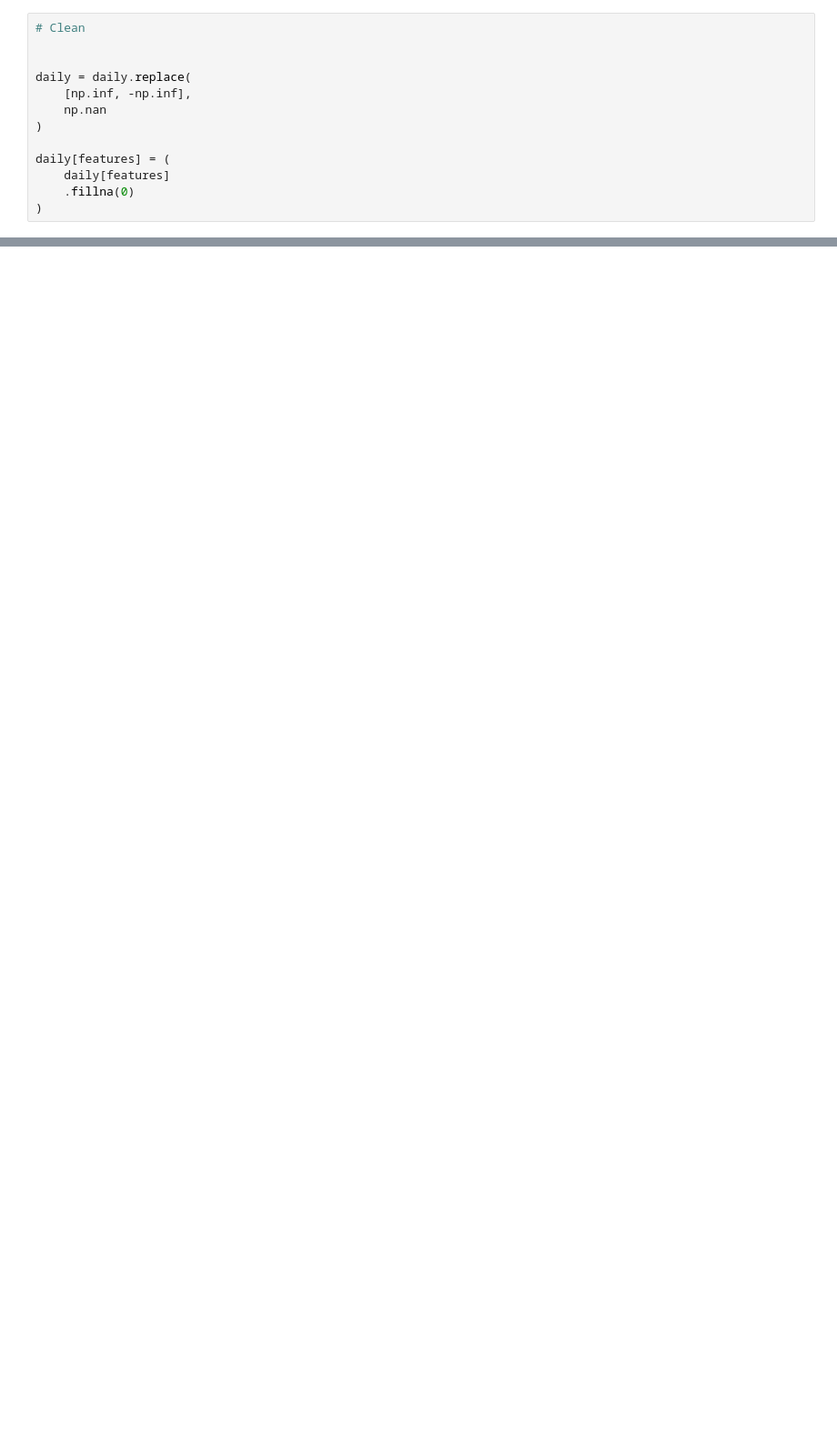
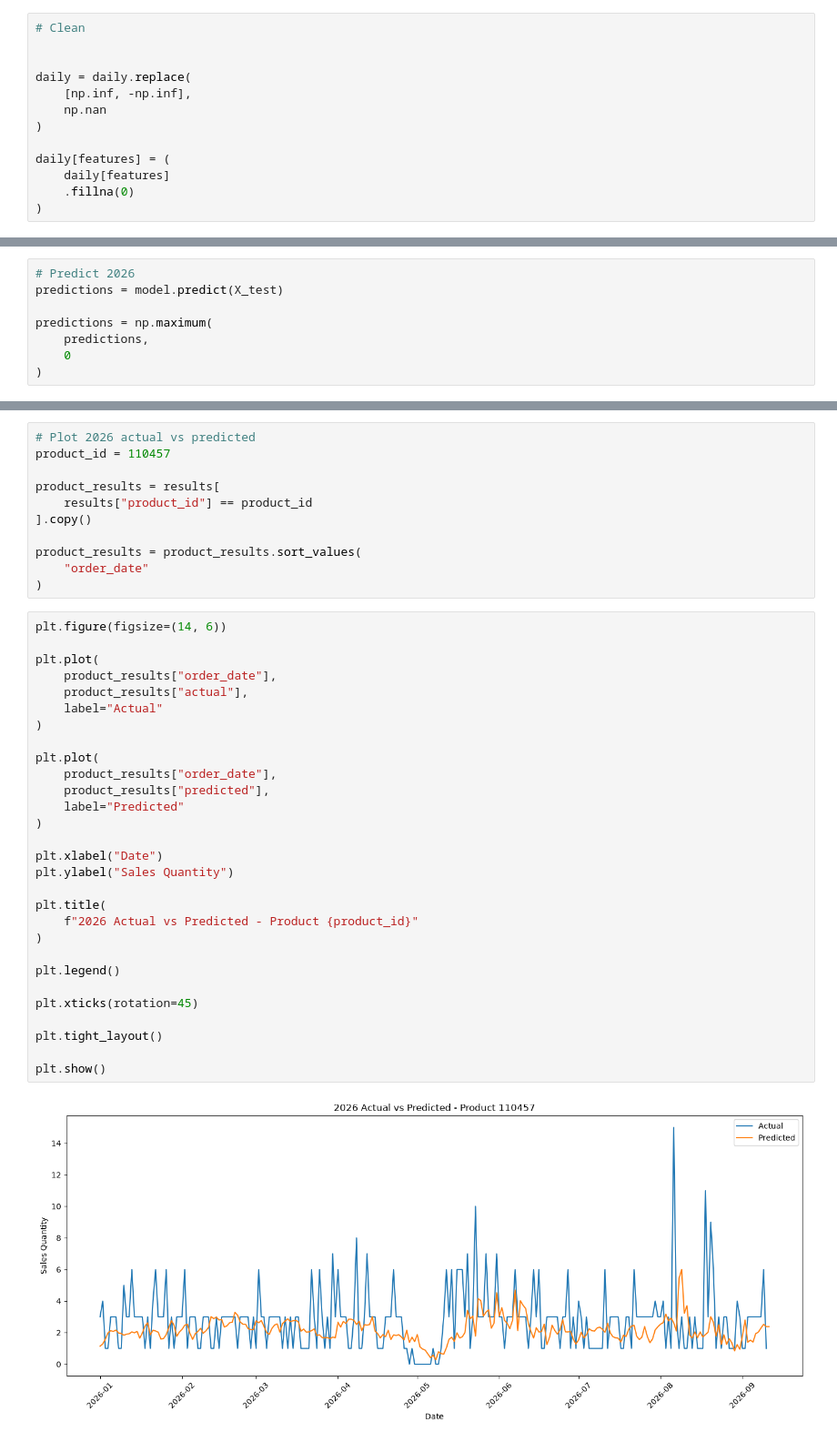
Before and after one commit to Acrsahil/XGBOOSTJEEVEE, a Jupyter notebook: Untitled.ipynb, the cells around one changed output, grey strips where cells are left out. Shown at 91% size. Saved outputs shown, nothing was run; the diff lists cells and outputs as text; blank space fills up the shorter version.

Commit message:
fix: some prediction valu8e

```diff
--- a/Untitled.ipynb
+++ b/Untitled.ipynb
@@ -331,0 +395,8 @@ daily[features] = (
+# %%
+# Predict 2026
+predictions = model.predict(X_test)
+
+predictions = np.maximum(
+    predictions,
+    0
+)
@@ -331,0 +469,42 @@ daily[features] = (
+# %%
+# Plot 2026 actual vs predicted
+product_id = 110457
+
+product_results = results[
+    results["product_id"] == product_id
+].copy()
+
+product_results = product_results.sort_values(
+    "order_date"
+)
+# %%
+plt.figure(figsize=(14, 6))
+
+plt.plot(
+    product_results["order_date"],
+    product_results["actual"],
+    label="Actual"
+)
+
+plt.plot(
+    product_results["order_date"],
+    product_results["predicted"],
+    label="Predicted"
+)
+
+plt.xlabel("Date")
+plt.ylabel("Sales Quantity")
+
+plt.title(
+    f"2026 Actual vs Predicted - Product {product_id}"
+)
+
+plt.legend()
+
+plt.xticks(rotation=45)
+
+plt.tight_layout()
+
+plt.show()
+# %% [output]
+[figure, added]
```
Also changed, not shown: parts of 8 cells of this notebook, 1 other file.
